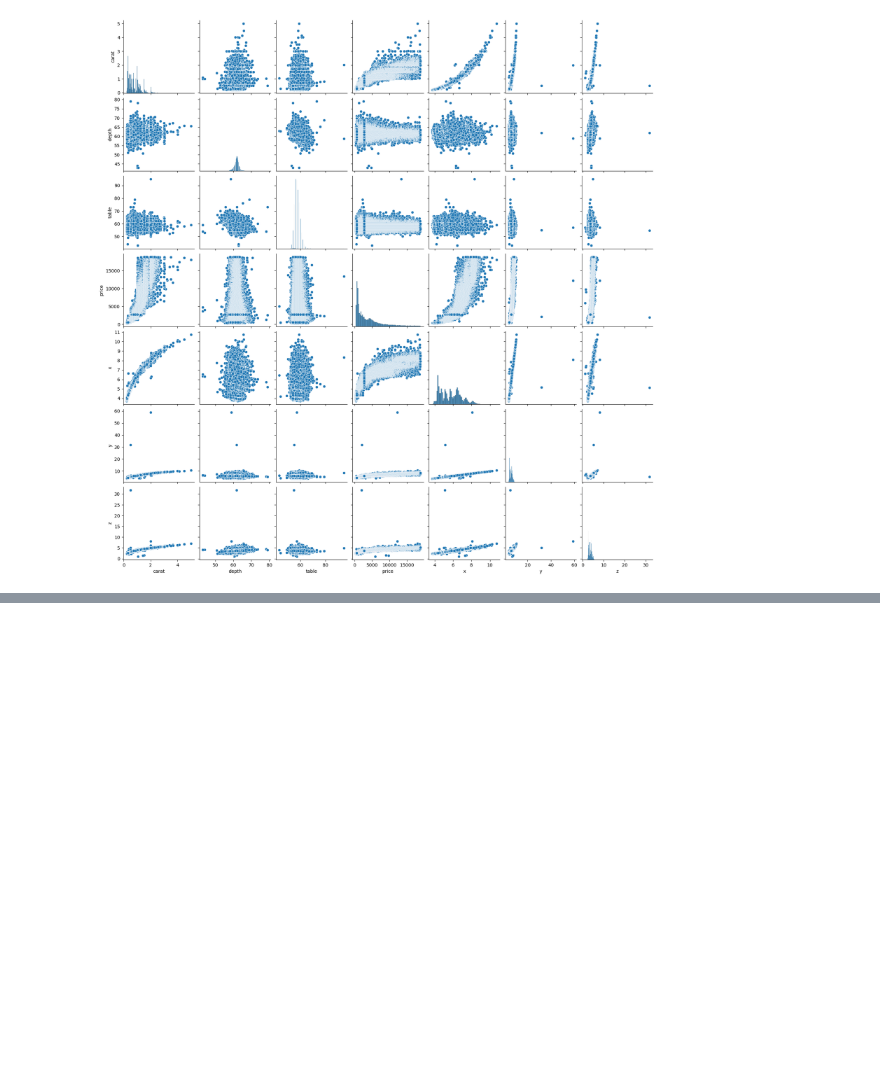
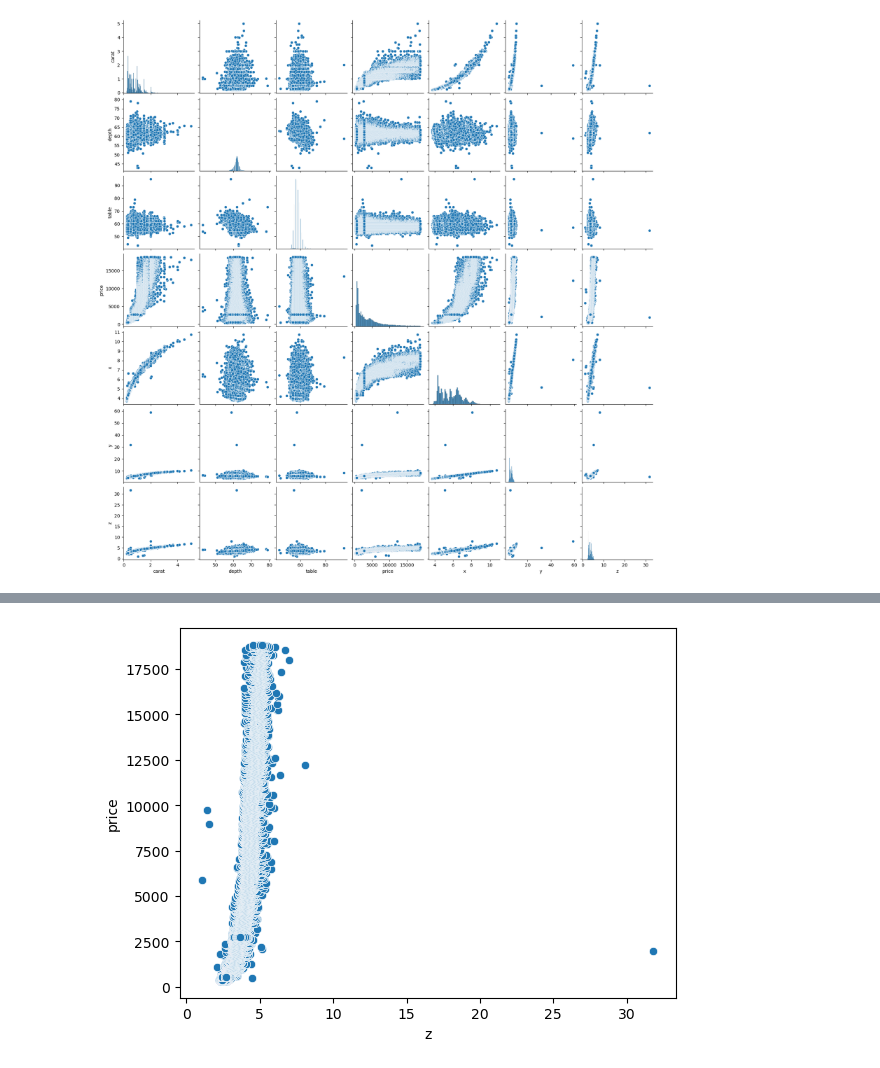
Before and after one commit to buketozceylan/MachineLearning, a Jupyter notebook: SVMRegressor.ipynb, the cells around one changed output, grey strips where cells are left out. Saved outputs shown, nothing was run; the diff lists cells and outputs as text; code cells hidden in the pictures; blank space fills up the shorter version.

```diff
--- a/SVMRegressor.ipynb
+++ b/SVMRegressor.ipynb
@@ -112,0 +123,5 @@ plt.show()
+# %%
+sns.scatterplot(x = df["z"], y = df["price"])
+plt.show()
+# %% [output]
+[figure, added]
```
Also changed, not shown: parts of 29 cells of this notebook.
